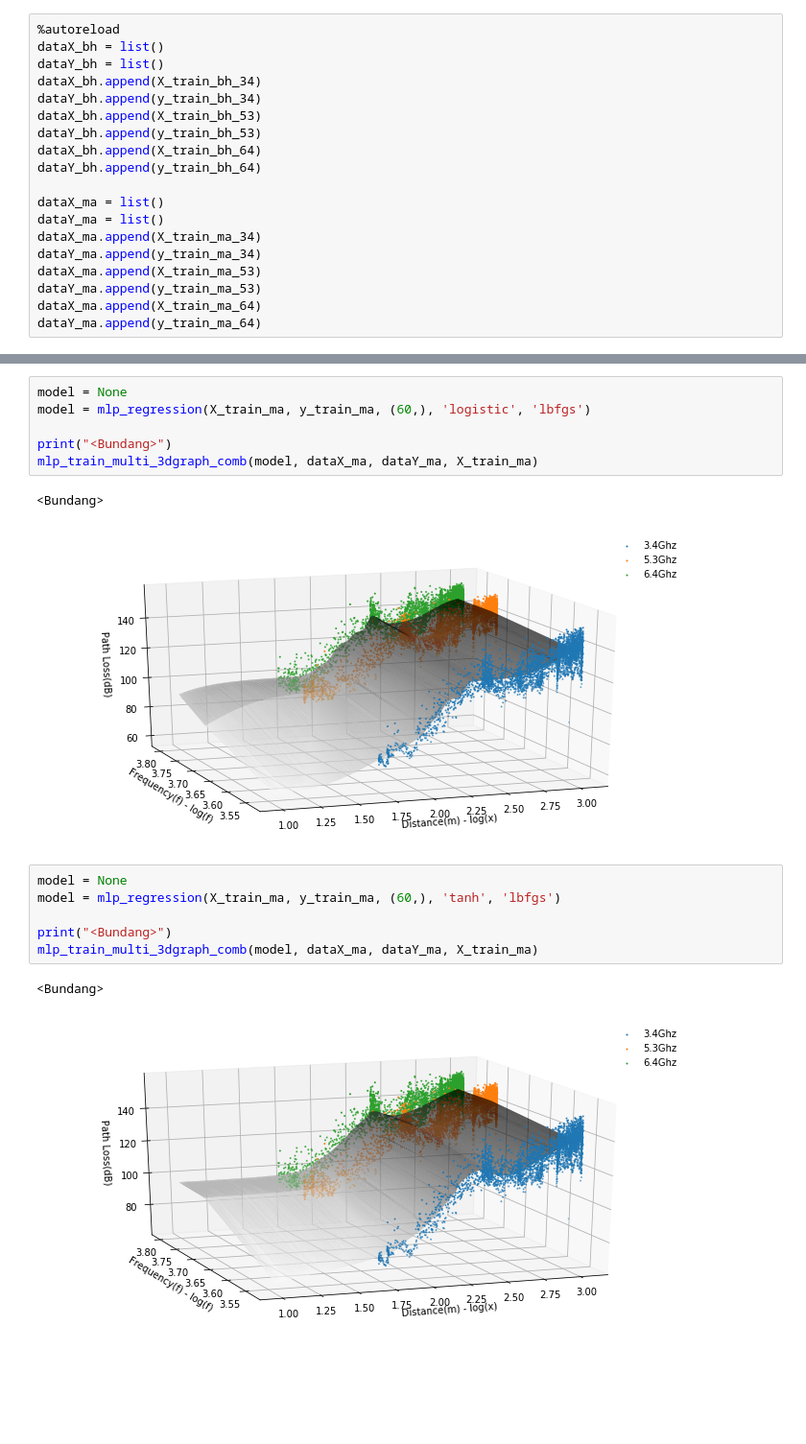
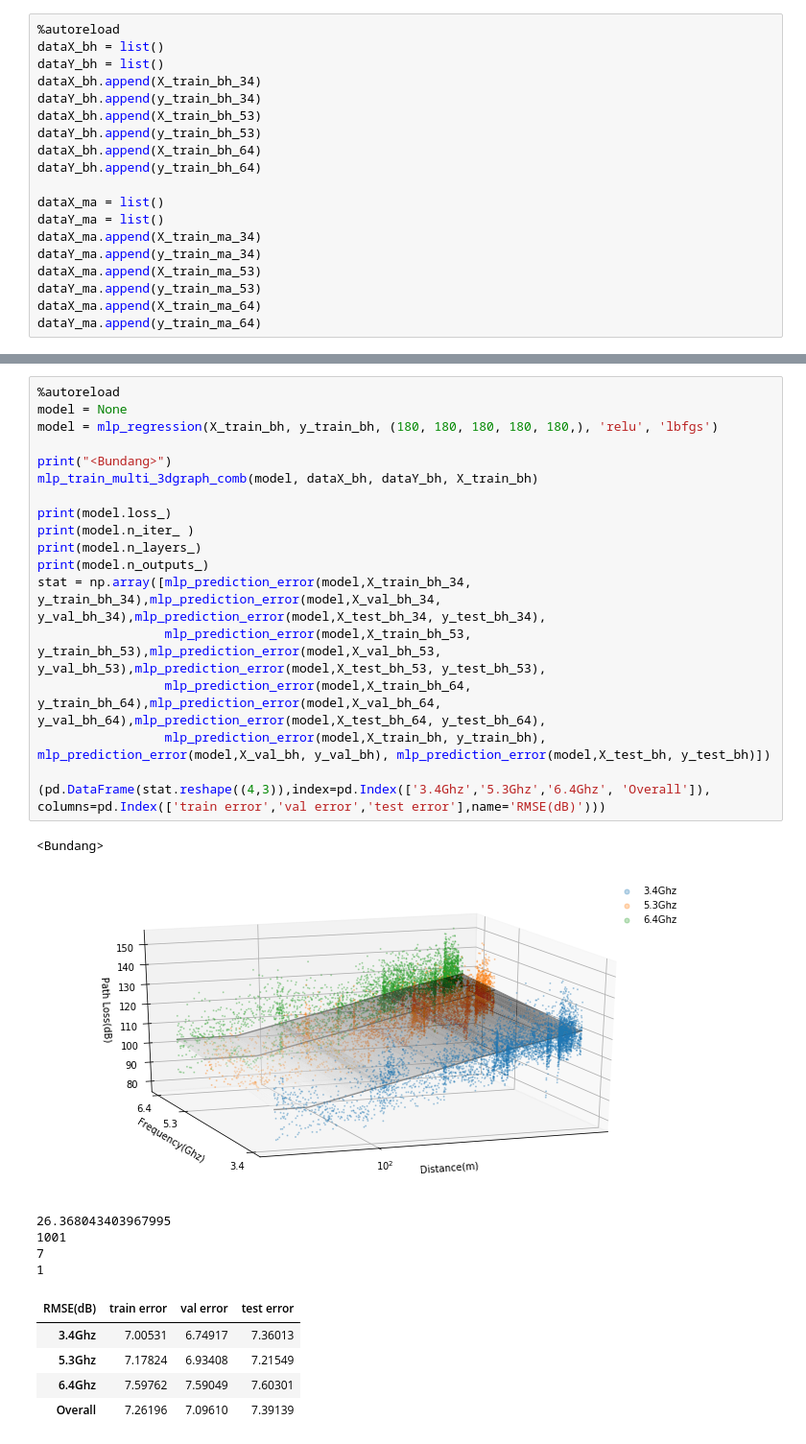
Before and after one commit to chanship72/pathloss, a Jupyter notebook: ann_regression_multidim.ipynb, the cells around one changed output, grey strips where cells are left out. Shown at 96% size. Drawn from its saved outputs; the diff is of its cells as text; blank space fills up the shorter version.

```diff
--- a/ann_regression_multidim.ipynb
+++ b/ann_regression_multidim.ipynb
@@ -515,18 +583,30 @@ mlp_train_multi_3dgraph_comb(model, dataX_ma, dataY_ma, X_train_ma)
-# %%
-model = None
-model = mlp_regression(X_train_ma, y_train_ma, (60,), 'logistic', 'lbfgs')
-
-print("<Bundang>")
-mlp_train_multi_3dgraph_comb(model, dataX_ma, dataY_ma, X_train_ma)
-# %% [output]
-<Bundang>
-[figure, removed]
-# %%
-model = None
-model = mlp_regression(X_train_ma, y_train_ma, (60,), 'tanh', 'lbfgs')
-
-print("<Bundang>")
-mlp_train_multi_3dgraph_comb(model, dataX_ma, dataY_ma, X_train_ma)
-# %% [output]
-<Bundang>
-[figure, removed]
+# %%
+%autoreload
+model = None
+model = mlp_regression(X_train_bh, y_train_bh, (180, 180, 180, 180, 180,), 'relu', 'lbfgs')
+
+print("<Bundang>")
+mlp_train_multi_3dgraph_comb(model, dataX_bh, dataY_bh, X_train_bh)
+
+print(model.loss_)
+print(model.n_iter_ )
+print(model.n_layers_)
+print(model.n_outputs_)
+stat = np.array([mlp_prediction_error(model,X_train_bh_34, y_train_bh_34),mlp_prediction_error(model,X_val_bh_34, y_val_bh_34),mlp_prediction_error(model,X_test_bh_34, y_test_bh_34),
+                 mlp_prediction_error(model,X_train_bh_53, y_train_bh_53),mlp_prediction_error(model,X_val_bh_53, y_val_bh_53),mlp_prediction_error(model,X_test_bh_53, y_test_bh_53),
+                 mlp_prediction_error(model,X_train_bh_64, y_train_bh_64),mlp_prediction_error(model,X_val_bh_64, y_val_bh_64),mlp_prediction_error(model,X_test_bh_64, y_test_bh_64),
+                 mlp_prediction_error(model,X_train_bh, y_train_bh), mlp_prediction_error(model,X_val_bh, y_val_bh), mlp_prediction_error(model,X_test_bh, y_test_bh)])
+
+(pd.DataFrame(stat.reshape((4,3)),index=pd.Index(['3.4Ghz','5.3Ghz','6.4Ghz', 'Overall']), columns=pd.Index(['train error','val error','test error'],name='RMSE(dB)')))
+# %% [output]
+<Bundang>
+[figure, added]
+26.368043403967995
+1001
+7
+1
+| RMSE(dB) | train error | val error | test error |
+| 3.4Ghz | 7.00531 | 6.74917 | 7.36013 |
+| 5.3Ghz | 7.17824 | 6.93408 | 7.21549 |
+| 6.4Ghz | 7.59762 | 7.59049 | 7.60301 |
+| Overall | 7.26196 | 7.09610 | 7.39139 |
```
Also changed, not shown: parts of 33 cells of this notebook, 3 other files.
